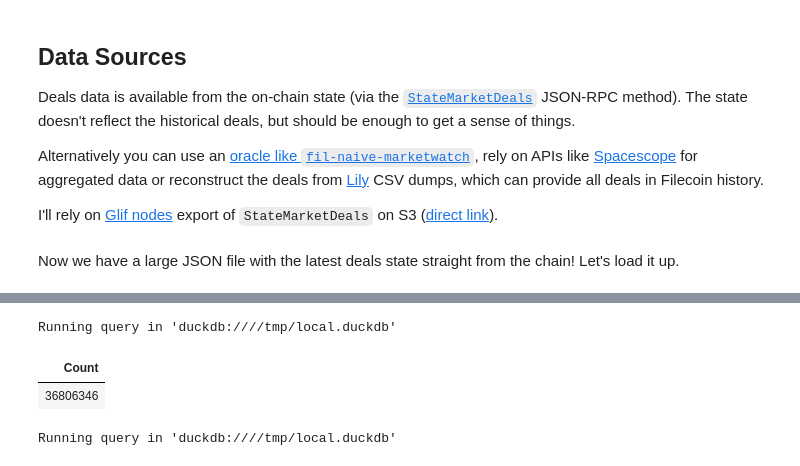
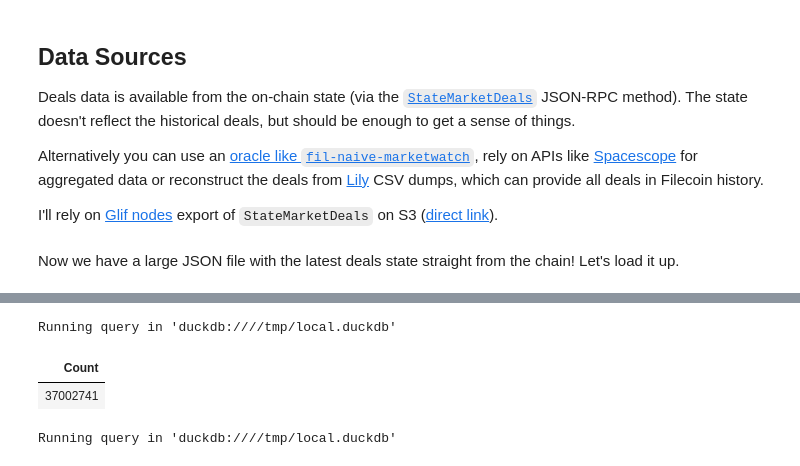
Before and after one commit to davidgasquez/filecoin-data-portal, a Jupyter notebook: analysis/2023-05-15 Exploring Filecoin Deals.ipynb, the cells around one changed output, grey strips where cells are left out. Saved outputs shown, nothing was run; the diff lists cells and outputs as text; code cells hidden in the pictures.

```diff
--- a/analysis/2023-05-15 Exploring Filecoin Deals.ipynb
+++ b/analysis/2023-05-15 Exploring Filecoin Deals.ipynb
@@ -72,13 +69,13 @@ Running query in 'duckdb:////tmp/local.duckdb'
 # %%
 %%sql
 
 create or replace table state_market_deals as (
-    select DealID, Proposal.*, State.* from read_ndjson_auto("/tmp/ParsedStateMarketDeals.json")
+    select DealID, Proposal.*, State.* from read_ndjson_auto("../data/ParsedStateMarketDeals.json")
 )
 # %% [output]
 Running query in 'duckdb:////tmp/local.duckdb'
 | Count |
-| 36806346 |
+| 37002741 |
 # %%
 %%sql
 
```
Also changed, not shown: parts of 3 cells of this notebook, 2 other files.
